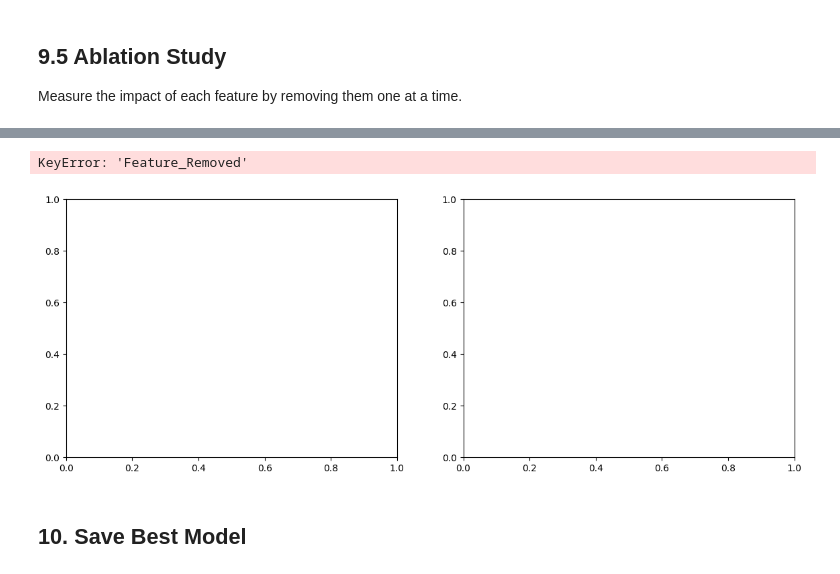
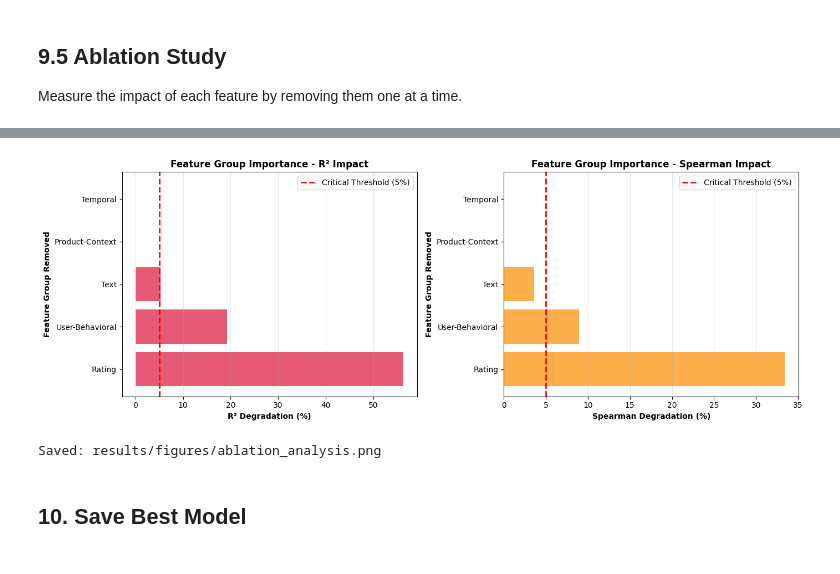
Before and after one commit to YashasviJadav03/Context_Aware_Trust_Scoring_Recommendation, a Jupyter notebook: notebooks/07_trust_regression_models.ipynb, the cells around one changed output, grey strips where cells are left out. Saved outputs shown, nothing was run; the diff lists cells and outputs as text; code cells hidden in the pictures.

```diff
--- a/notebooks/07_trust_regression_models.ipynb
+++ b/notebooks/07_trust_regression_models.ipynb
@@ -837,34 +871,34 @@ user_review_frequency    0.000743
 # %%
 # Ablation Visualization
 fig, (ax1, ax2) = plt.subplots(1, 2, figsize=(14, 5))
 
 # Plot 1: R² Degradation
-ax1.barh(ablation_df['Feature_Removed'], ablation_df['R2_Degradation_%'],
+ax1.barh(ablation_df['Feature_Group'], ablation_df['R2_Degradation_%'],
          color='crimson', alpha=0.7)
 ax1.set_xlabel('R² Degradation (%)', fontweight='bold')
-ax1.set_ylabel('Feature Removed', fontweight='bold')
-ax1.set_title('Feature Importance - R² Impact', fontweight='bold')
+ax1.set_ylabel('Feature Group Removed', fontweight='bold')
+ax1.set_title('Feature Group Importance - R² Impact', fontweight='bold')
 ax1.axvline(x=5, color='red', linestyle='--', linewidth=2, label='Critical Threshold (5%)')
 ax1.legend()
 ax1.grid(axis='x', alpha=0.3)
 
 # Plot 2: Spearman Degradation
-ax2.barh(ablation_df['Feature_Removed'], ablation_df['Spearman_Degradation_%'],
+ax2.barh(ablation_df['Feature_Group'], ablation_df['Spearman_Degradation_%'],
          color='darkorange', alpha=0.7)
 ax2.set_xlabel('Spearman Degradation (%)', fontweight='bold')
-ax2.set_ylabel('Feature Removed', fontweight='bold')
-ax2.set_title('Feature Importance - Ranking Impact', fontweight='bold')
+ax2.set_ylabel('Feature Group Removed', fontweight='bold')
+ax2.set_title('Feature Group Importance - Spearman Impact', fontweight='bold')
 ax2.axvline(x=5, color='red', linestyle='--', linewidth=2, label='Critical Threshold (5%)')
 ax2.legend()
 ax2.grid(axis='x', alpha=0.3)
 
 plt.tight_layout()
-plt.savefig('../results/figures/ablation_analysis.png', dpi=300, bbox_inches='tight')
-plt.close()
+plt.savefig('../results/figures/ablation_analysis.png', dpi=150, bbox_inches='tight')
+plt.show()
 print("\nSaved: results/figures/ablation_analysis.png")
 # %% [output]
+[figure, new version]
-KeyError: 'Feature_Removed'
+Saved: results/figures/ablation_analysis.png
-[figure, old version]
 # %% [markdown]
 ## 10. Save Best Model
 # %%
```
Also changed, not shown: parts of 14 cells of this notebook, 31 other files.
